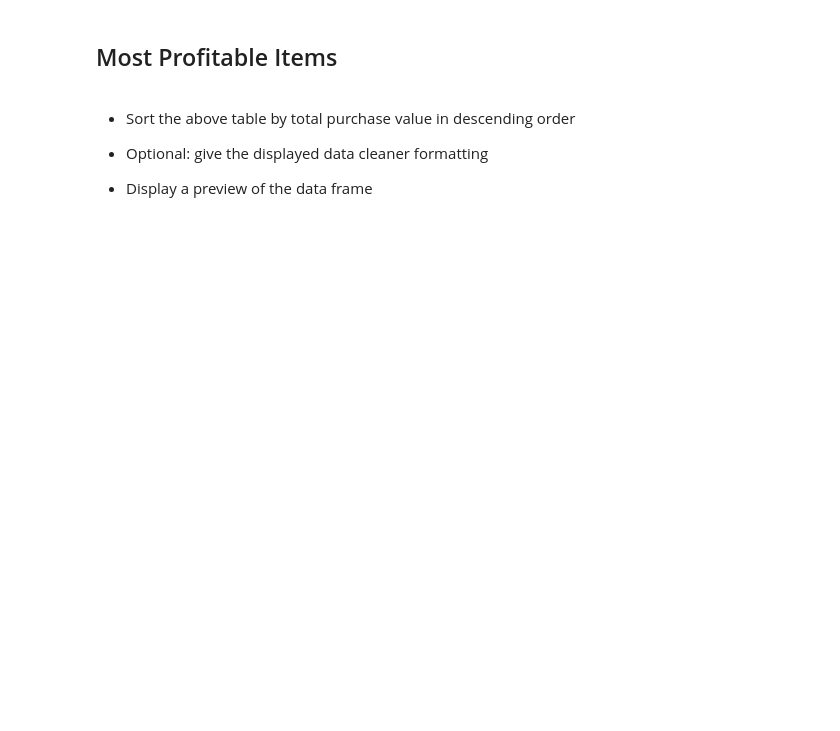
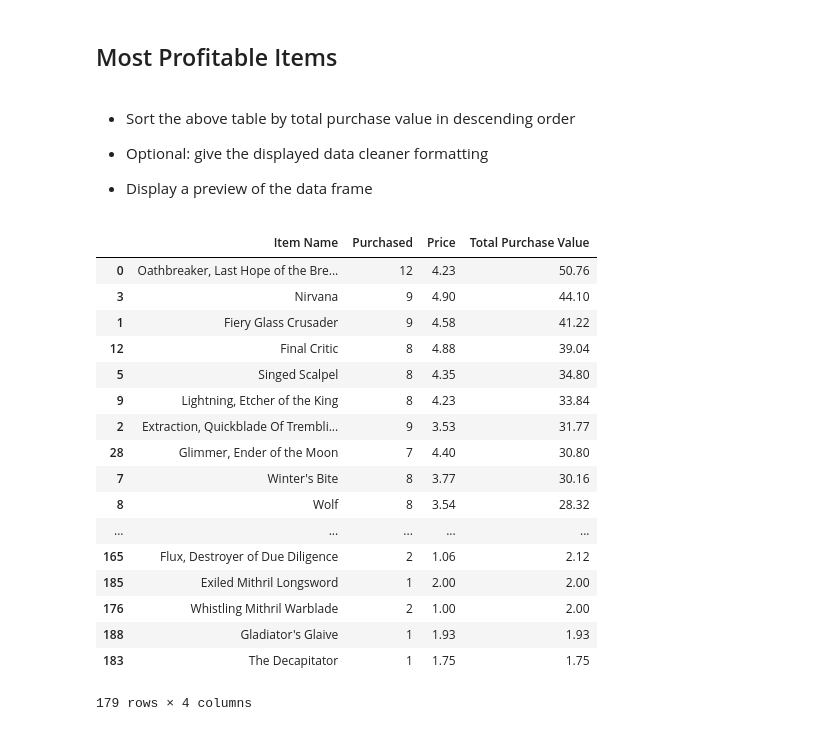
Before and after one commit to ChrNg404/Homework4, a Jupyter notebook: HeroesOfPymoli/HeroesOfPymoli_starter.ipynb, the cells around one changed output. Saved outputs shown, nothing was run; the diff lists cells and outputs as text; code cells hidden in the pictures; blank space fills up the shorter version.

```diff
--- a/HeroesOfPymoli/HeroesOfPymoli_starter.ipynb
+++ b/HeroesOfPymoli/HeroesOfPymoli_starter.ipynb
@@ -523,3 +864,26 @@ dtype: float64
 
 
 * Display a preview of the data frame
+# %%
+#Let's sort the above table to find the most profitable items
+SortedItemsSummary=ItemsSummary.sort_values("Total Purchase Value",ascending=False)
+SortedItemsSummary
+# %% [output]
+|  | Item Name | Purchased | Price | Total Purchase Value |
+| 0 | Oathbreaker, Last Hope of the Bre... | 12 | 4.23 | 50.76 |
+| 3 | Nirvana | 9 | 4.90 | 44.10 |
+| 1 | Fiery Glass Crusader | 9 | 4.58 | 41.22 |
+| 12 | Final Critic | 8 | 4.88 | 39.04 |
+| 5 | Singed Scalpel | 8 | 4.35 | 34.80 |
+| 9 | Lightning, Etcher of the King | 8 | 4.23 | 33.84 |
+| 2 | Extraction, Quickblade Of Trembli... | 9 | 3.53 | 31.77 |
+| 28 | Glimmer, Ender of the Moon | 7 | 4.40 | 30.80 |
+| 7 | Winter's Bite | 8 | 3.77 | 30.16 |
+| 8 | Wolf | 8 | 3.54 | 28.32 |
+| ... | ... | ... | ... | ... |
+| 165 | Flux, Destroyer of Due Diligence | 2 | 1.06 | 2.12 |
+| 185 | Exiled Mithril Longsword | 1 | 2.00 | 2.00 |
+| 176 | Whistling Mithril Warblade | 2 | 1.00 | 2.00 |
+| 188 | Gladiator's Glaive | 1 | 1.93 | 1.93 |
+| 183 | The Decapitator | 1 | 1.75 | 1.75 |
+179 rows × 4 columns
```
Also changed, not shown: parts of 43 cells of this notebook.
